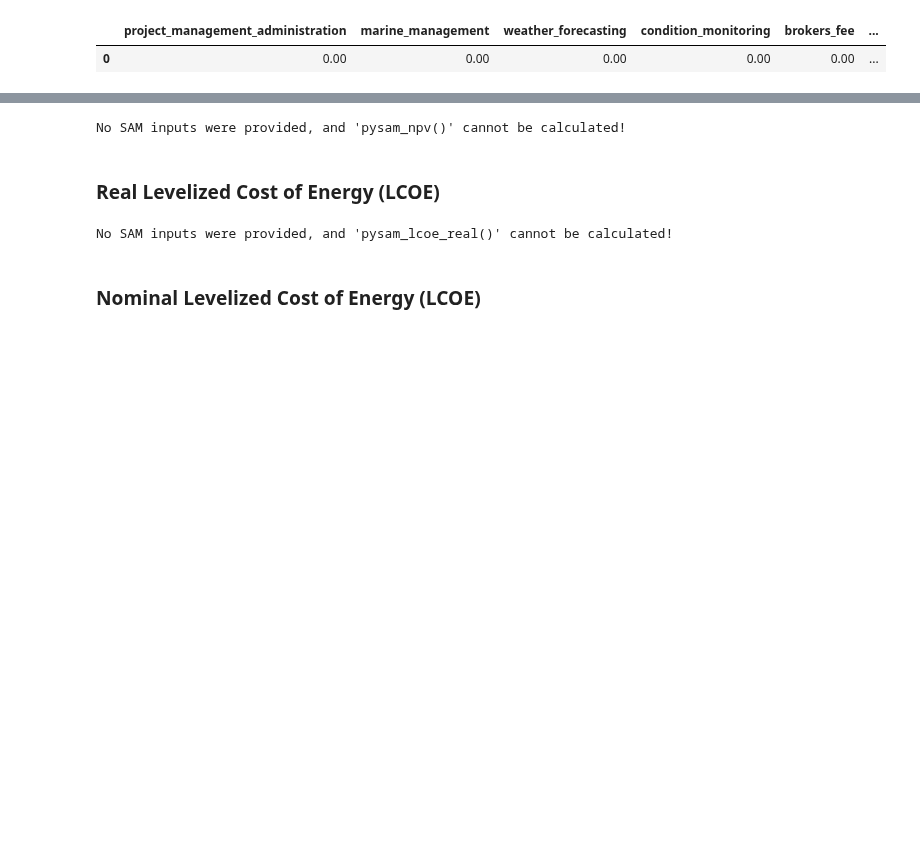
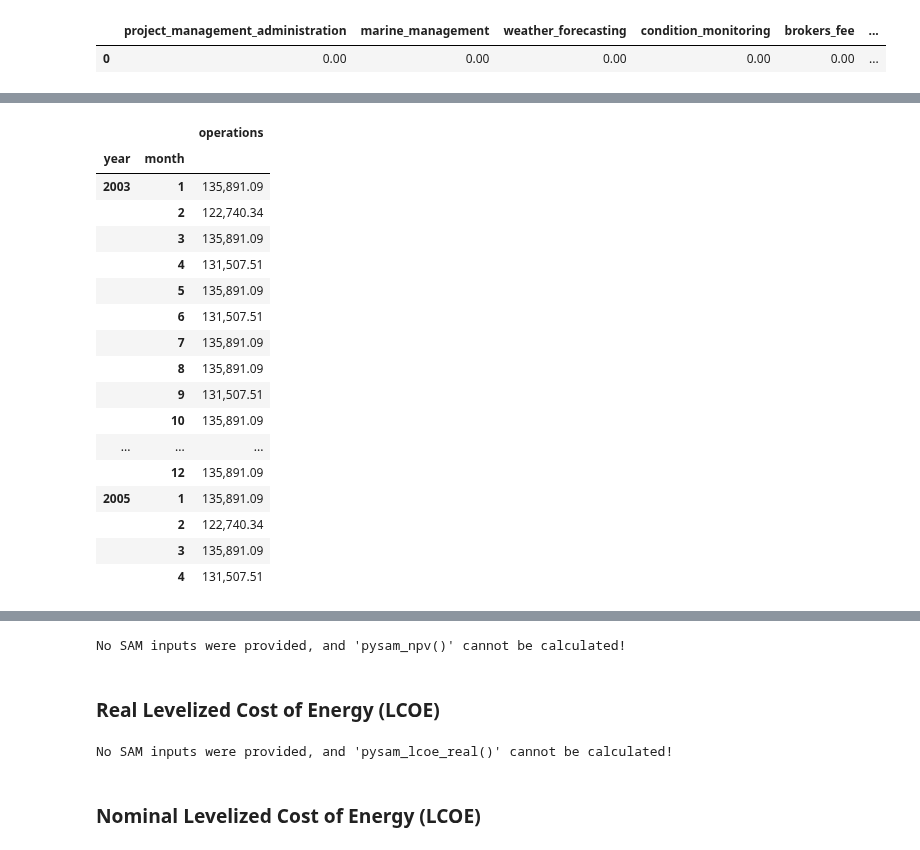
Before and after one commit to WISDEM/WOMBAT, a Jupyter notebook: docs/jupyter_execute/examples/metrics_demonstration.ipynb, the cells around one changed output, grey strips where cells are left out. Saved outputs shown, nothing was run; the diff lists cells and outputs as text; code cells hidden in the pictures; blank space fills up the shorter version.

```diff
--- a/docs/jupyter_execute/examples/metrics_demonstration.ipynb
+++ b/docs/jupyter_execute/examples/metrics_demonstration.ipynb
@@ -783,0 +905,22 @@ metrics.project_fixed_costs(frequency="annual", resolution="medium")
+# %%
+# Project annualized totals at the low level by year and month
+metrics.project_fixed_costs(frequency="month-year", resolution="low").head(28)
+# %% [output]
+|  |  | operations |
+| year | month |  |
+| 2003 | 1 | 135,891.09 |
+|  | 2 | 122,740.34 |
+|  | 3 | 135,891.09 |
+|  | 4 | 131,507.51 |
+|  | 5 | 135,891.09 |
+|  | 6 | 131,507.51 |
+|  | 7 | 135,891.09 |
+|  | 8 | 135,891.09 |
+|  | 9 | 131,507.51 |
+|  | 10 | 135,891.09 |
+| ... | ... | ... |
+|  | 12 | 135,891.09 |
+| 2005 | 1 | 135,891.09 |
+|  | 2 | 122,740.34 |
+|  | 3 | 135,891.09 |
+|  | 4 | 131,507.51 |
```
Also changed, not shown: parts of 70 cells of this notebook, 9 other files.
